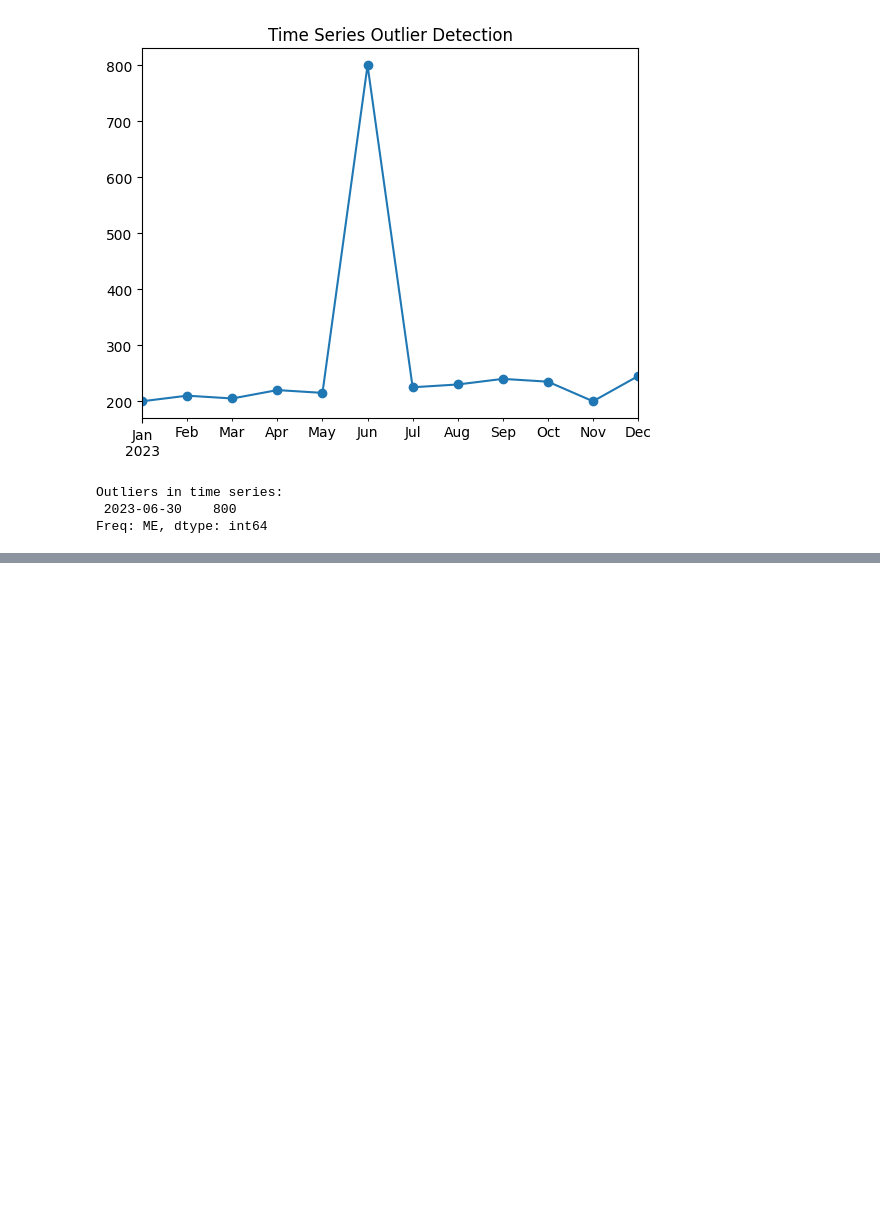
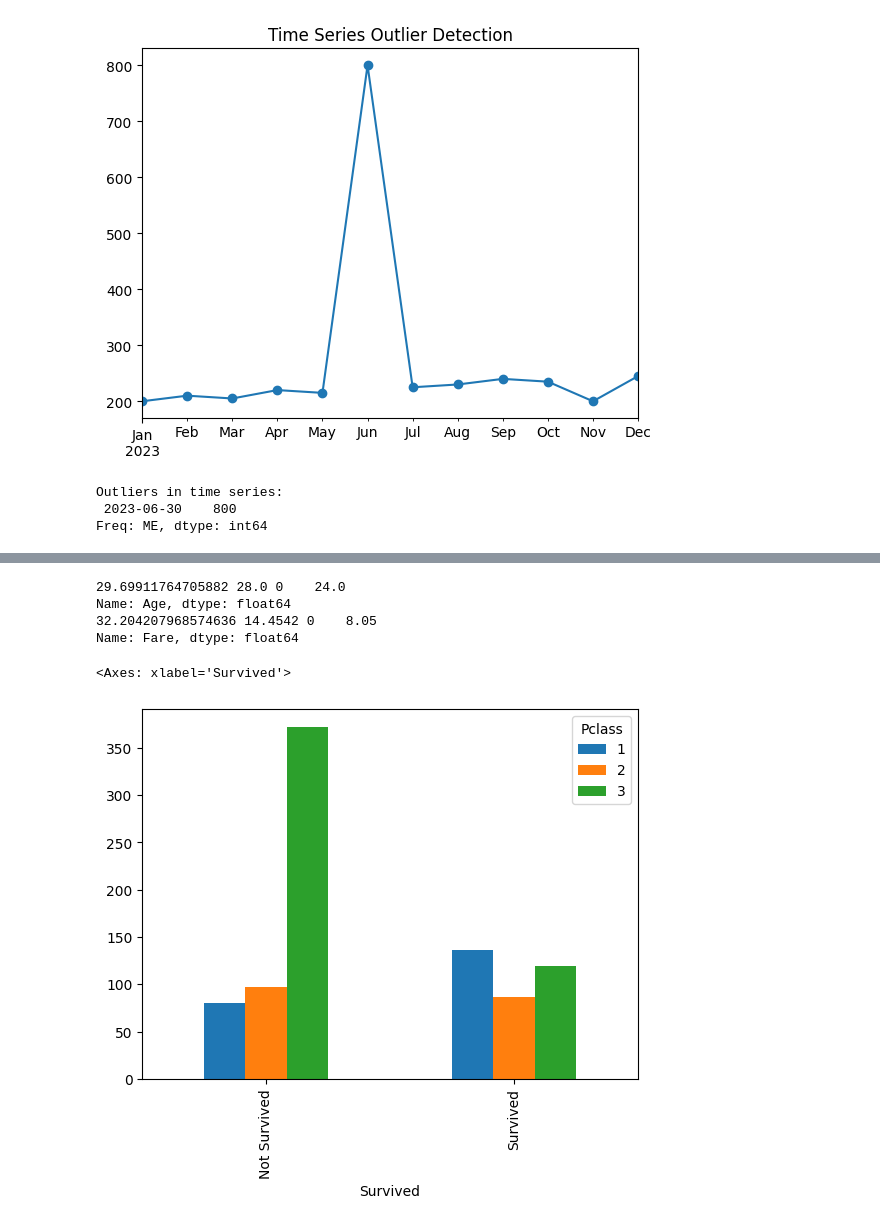
Before and after one commit to harish-git63/Demo1, a Jupyter notebook: HARISH_AIML_LAB_1_.ipynb, the cells around one changed output, grey strips where cells are left out. Drawn from its saved outputs; the diff is of its cells as text; code cells hidden in the pictures; blank space fills up the shorter version.

```diff
--- a/HARISH_AIML_LAB_1_.ipynb
+++ b/HARISH_AIML_LAB_1_.ipynb
@@ -3031,0 +3071,7 @@ Freq: ME, dtype: int64
+# %%
+import pandas as pd
+import numpy as np
+df = pd.read_csv('/content/Titanic-Dataset (1).csv')
+df.info()
+df.describe()
+df.head()
@@ -3031,0 +3134,4 @@ Freq: ME, dtype: int64
+# %%
+print(df.isnull().sum())
+
+df['Age'].fillna(df['Age'].mean(), inplace=True)
@@ -3031,0 +3158,19 @@ Freq: ME, dtype: int64
+# %%
+ import pandas as pd
+ import numpy as np
+ from scipy import stats
+ import matplotlib.pyplot as plt
+ df = pd.read_csv("/content/Titanic-Dataset (1).csv")
+ print(df['Age'].mean(), df['Age'].median(), df['Age'].mode())
+ print(df['Fare'].mean(), df['Fare'].median(), df['Fare'].mode())
+# %% [output]
+29.69911764705882 28.0 0    24.0
+Name: Age, dtype: float64
+32.204207968574636 14.4542 0    8.05
+Name: Fare, dtype: float64
+# %%
+df['Survived'] = df['Survived'].map({1:'Survived', 0:'Not Survived'})
+df.groupby(['Survived','Pclass']).size().unstack().plot(kind='bar')
+# %% [output]
+<Axes: xlabel='Survived'>
+[figure, added]
```
Also changed, not shown: parts of 12 cells of this notebook.
